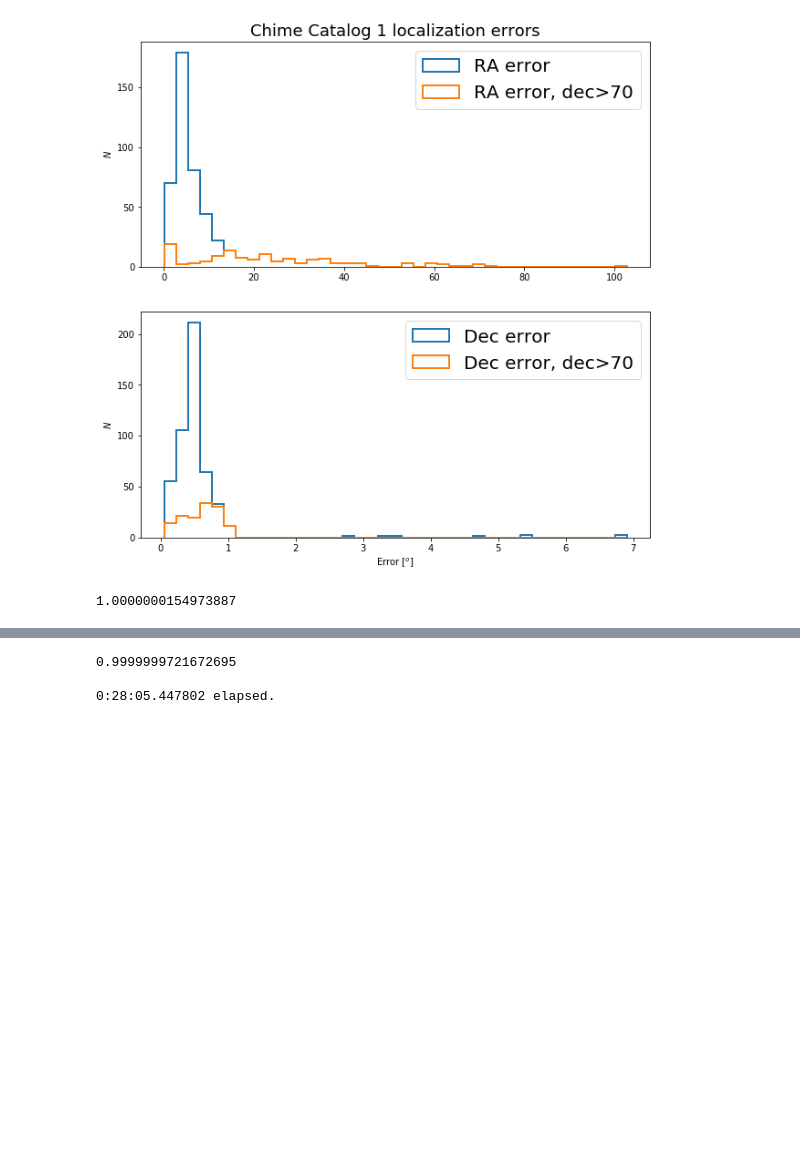
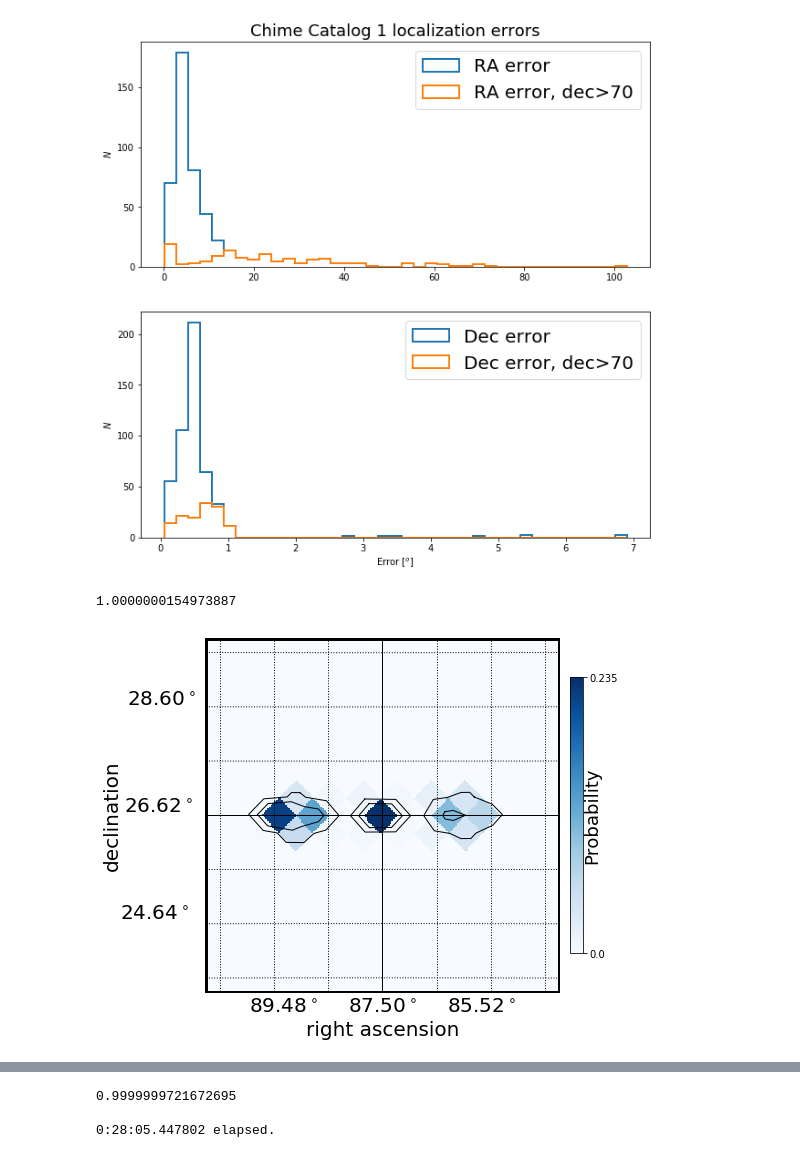
Before and after one commit to jessiethw/FRB, a Jupyter notebook: localizations.ipynb, the cells around one changed output, grey strips where cells are left out. Saved outputs shown, nothing was run; the diff lists cells and outputs as text; code cells hidden in the pictures; blank space fills up the shorter version.

```diff
--- a/localizations.ipynb
+++ b/localizations.ipynb
@@ -290,12 +370,11 @@ def make_healpix_mapping(f, new_nside=512):
                 new_nside, order_in='NESTED', order_out='RING', power=-2)
     print(frb_probs.sum())
     plot_zoom(frb_probs, ra, dec, reso=new_localizations['ra_unc'][index]/2)
-# %%
-make_healpix_mapping(f)
-#plot_zoom(frb_probs, ra, dec, reso=new_localizations['ra_unc'][index]/2)
-#plot_zoom(frb_probs, ra, dec, reso=2)
-# %% [output]
-1.0000000154973887
+# %%
+make_healpix_mapping(f, new_nside=128)
+# %% [output]
+1.0000000154973887
+[figure, added]
 # %%
 f2=h5.File(samp_f[0],'r')
 show_localizations(f2)
```
Also changed, not shown: parts of 3 cells of this notebook.
